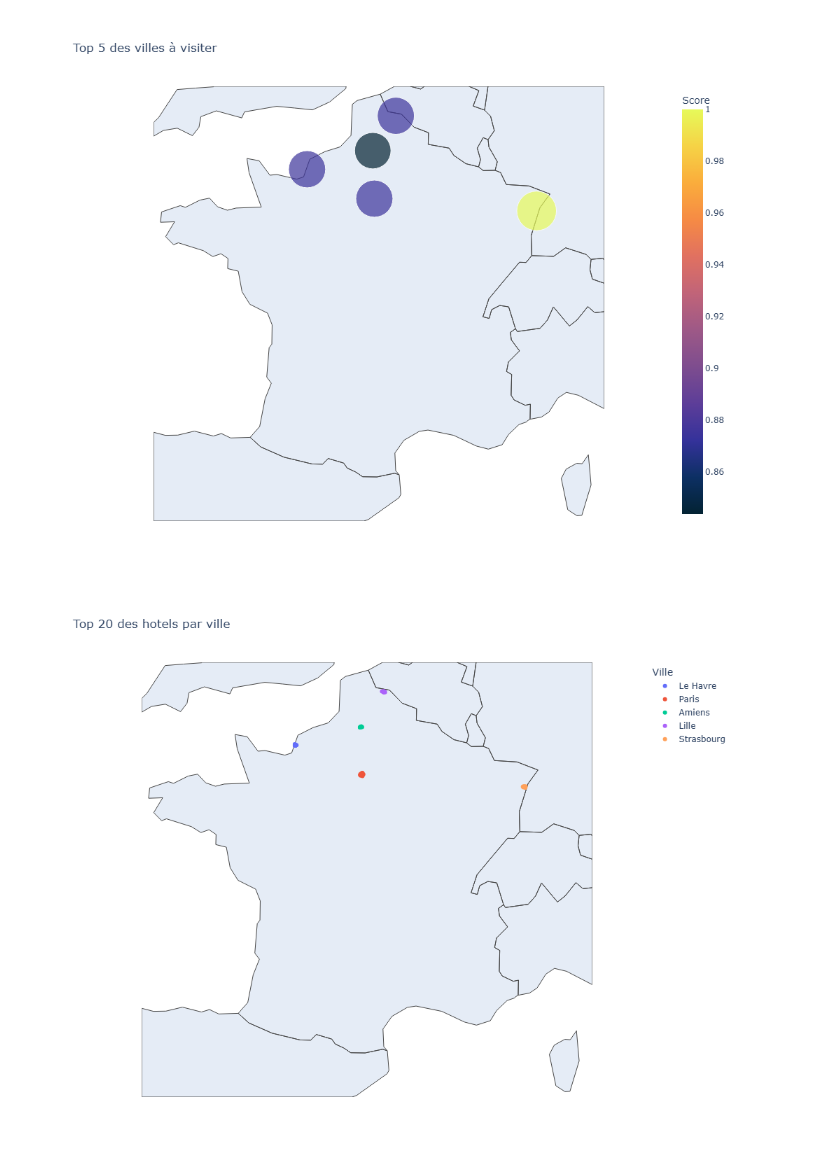
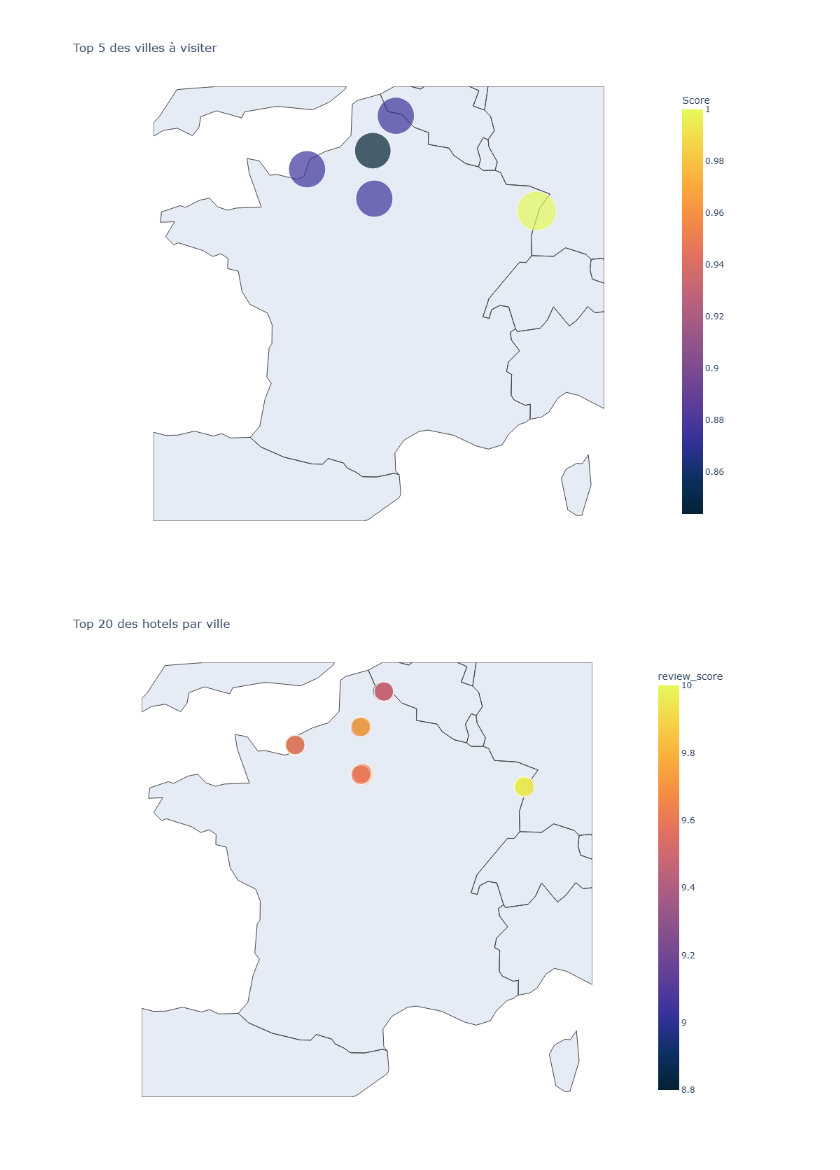
Before and after one commit to vno99/01_plan_your_trip_with_kayak, a Jupyter notebook: notebook/kayak_02_visualisation.ipynb, the cells around one changed output. Saved outputs shown, nothing was run; the diff lists cells and outputs as text; code cells hidden in the pictures.

```diff
--- a/notebook/kayak_02_visualisation.ipynb
+++ b/notebook/kayak_02_visualisation.ipynb
@@ -102,33 +102,33 @@ display(Image(top5_villes_filename))
 # %%
 top20_hotels_map = px.scatter_geo(
     top20_hotels,
     lat="lat",
     lon="lon",
     hover_name="name",
     hover_data=["city", "lat", "lon", "review_score"],
-    color="city",
+    size="review_score",
+    color="review_score",
     color_continuous_scale="thermal",
     projection="mercator",
     scope="europe",
     title="Top 20 des hotels par ville",
-    # size_max=40,
     labels={"city": "Ville"},
     width=1000,
     height=800,
 )
 
 top20_hotels_map.update_layout(
     geo=dict(
         center=dict(lat=46.5, lon=2.5),  # centre approximatif sur la France
         lataxis=dict(range=[41, 51]),    # limites latitude
         lonaxis=dict(range=[-5, 10])     # limites longitude
     )
 )
 
 top20_hotels_map.show()
 
 top20_hotels_filename = "../images/top20_hotels_map.png"
 top20_hotels_map.write_image(top20_hotels_filename)
 display(Image(top20_hotels_filename))
 # %% [output]
-[figure, old version]
+[figure, new version]
```
Also changed, not shown: parts of 1 cell of this notebook, 9 other files.
